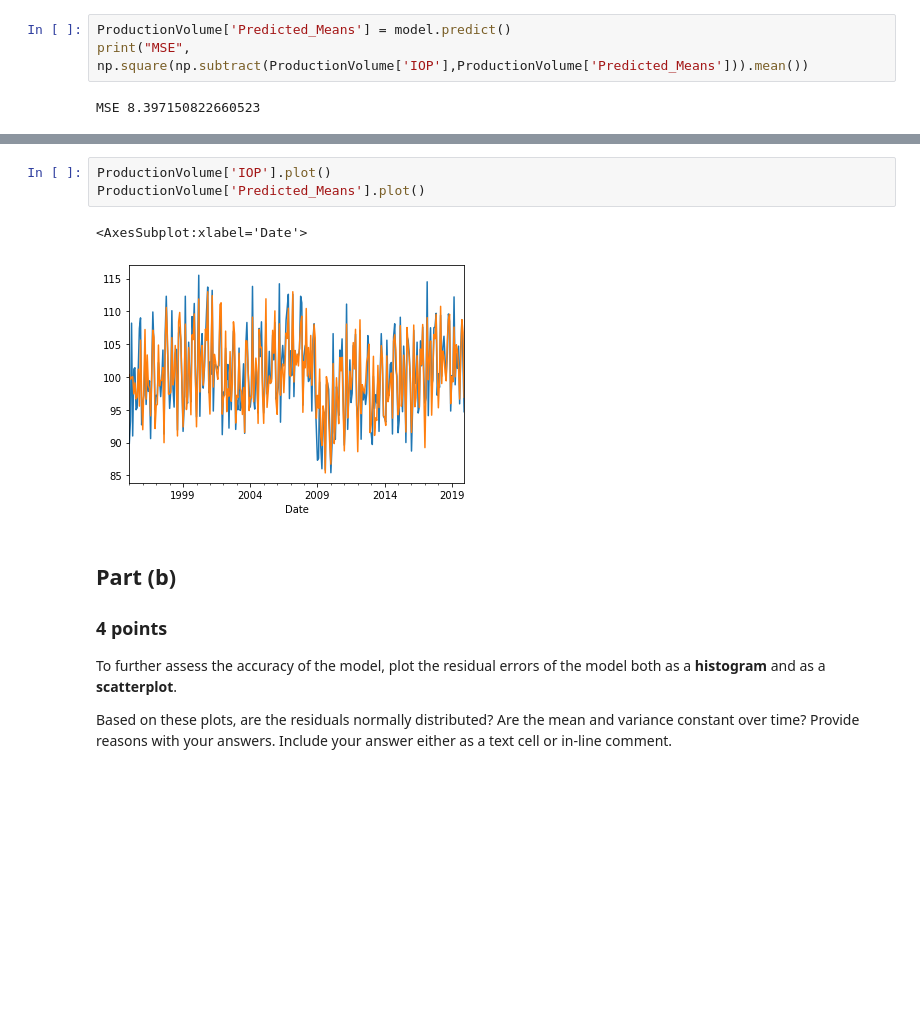
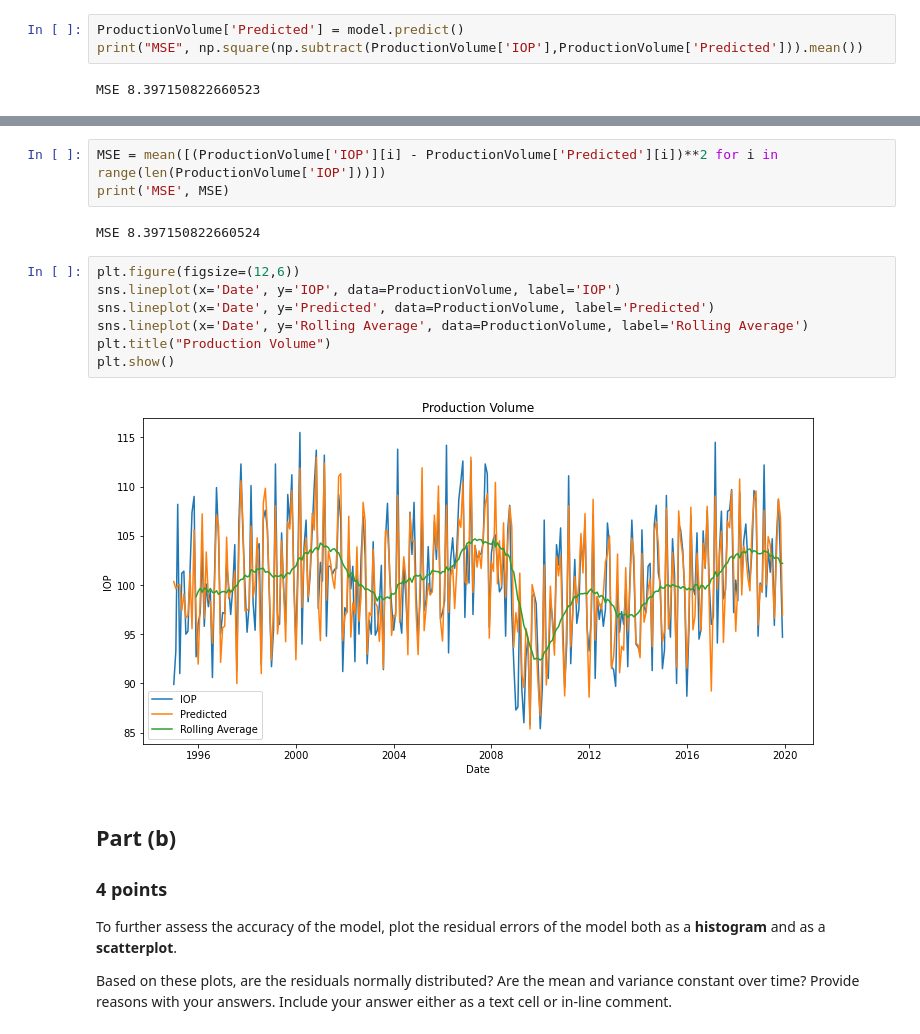
Before and after one commit to DuncanFerguson/GITHUB_REPOSITORY, a Jupyter notebook: DU_MSDS/Data Science Tools 1/Assignment_5/Duncan_Ferguson_Assignment_5.ipynb, the cells around one changed output, grey strips where cells are left out. Cells and saved outputs as stored; diff of their text form; blank space fills up the shorter version.

```diff
--- a/DU_MSDS/Data Science Tools 1/Assignment_5/Duncan_Ferguson_Assignment_5.ipynb
+++ b/DU_MSDS/Data Science Tools 1/Assignment_5/Duncan_Ferguson_Assignment_5.ipynb
@@ -428,7 +423,7 @@ SARIMAX Results
 Warnings:
 [1] Covariance matrix calculated using the outer product of gradients (complex-step).
 # %%
-ProductionVolume['Predicted_Means'] = model.predict()
-print("MSE", np.square(np.subtract(ProductionVolume['IOP'],ProductionVolume['Predicted_Means'])).mean())
+ProductionVolume['Predicted'] = model.predict()
+print("MSE", np.square(np.subtract(ProductionVolume['IOP'],ProductionVolume['Predicted'])).mean())
 # %% [output]
 MSE 8.397150822660523
@@ -438,9 +430,17 @@ MSE 8.397150822660523
-# %%
-ProductionVolume['IOP'].plot()
-ProductionVolume['Predicted_Means'].plot()
-# %% [output]
-<AxesSubplot:xlabel='Date'>
-[figure, removed]
+# %%
+MSE = mean([(ProductionVolume['IOP'][i] - ProductionVolume['Predicted'][i])**2 for i in range(len(ProductionVolume['IOP']))])
+print('MSE', MSE)
+# %% [output]
+MSE 8.397150822660524
+# %%
+plt.figure(figsize=(12,6))
+sns.lineplot(x='Date', y='IOP', data=ProductionVolume, label='IOP')
+sns.lineplot(x='Date', y='Predicted', data=ProductionVolume, label='Predicted')
+sns.lineplot(x='Date', y='Rolling Average', data=ProductionVolume, label='Rolling Average')
+plt.title("Production Volume")
+plt.show()
+# %% [output]
+[figure, added]
 # %% [markdown]
 ## Part (b)
 ### 4 points
```
Also changed, not shown: parts of 8 cells of this notebook.
